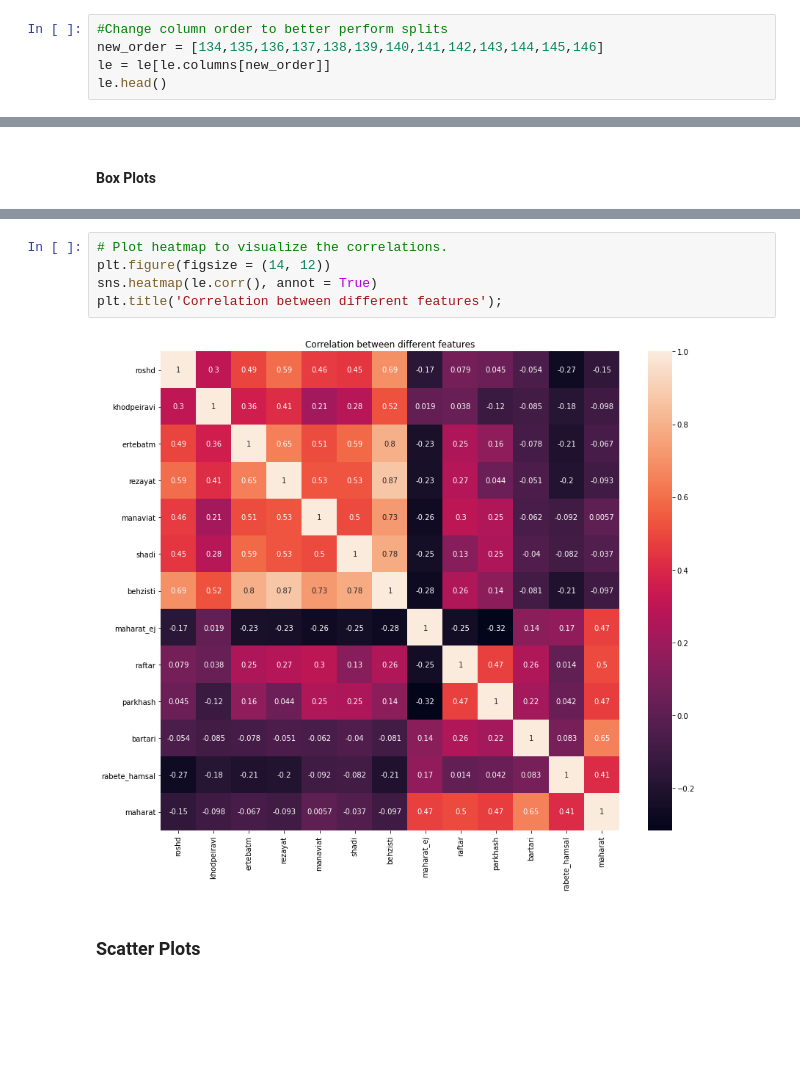
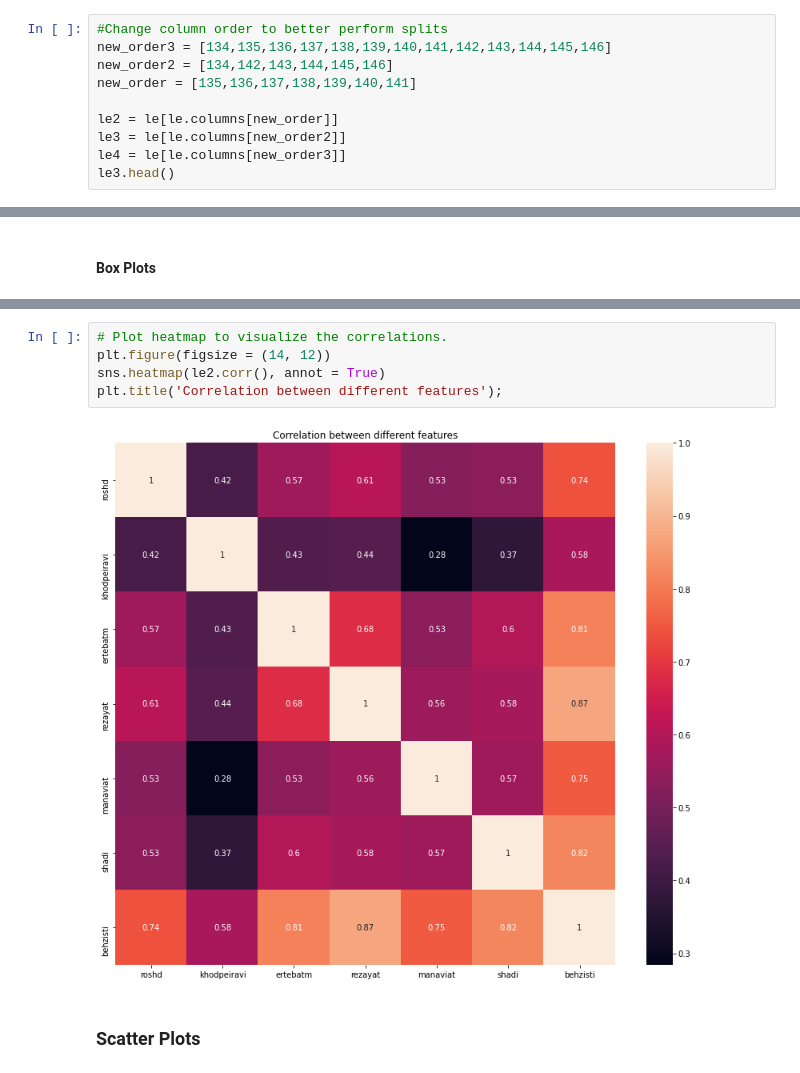
Before and after one commit to ehsansajadi/SBU-Data-Mining, a Jupyter notebook: Project/Code/Project_PH2.ipynb, the cells around one changed output, grey strips where cells are left out. Drawn from its saved outputs; the diff is of its cells as text; blank space fills up the shorter version.

```diff
--- a/Project/Code/Project_PH2.ipynb
+++ b/Project/Code/Project_PH2.ipynb
@@ -88,7 +88,12 @@ maharat          0
 Length: 147, dtype: int64
 # %%
 #Change column order to better perform splits
-new_order = [134,135,136,137,138,139,140,141,142,143,144,145,146]
-le = le[le.columns[new_order]]
-le.head()
+new_order3 = [134,135,136,137,138,139,140,141,142,143,144,145,146]
+new_order2 = [134,142,143,144,145,146]
+new_order = [135,136,137,138,139,140,141]
+
+le2 = le[le.columns[new_order]]
+le3 = le[le.columns[new_order2]]
+le4 = le[le.columns[new_order3]]
+le3.head()
 # %% [output]
@@ -170,10 +167,10 @@ plt.show()
 # %%
 # Plot heatmap to visualize the correlations.
 plt.figure(figsize = (14, 12))
-sns.heatmap(le.corr(), annot = True)
+sns.heatmap(le2.corr(), annot = True)
 plt.title('Correlation between different features');
 # %% [output]
-[figure, old version]
+[figure, new version]
 # %% [markdown]
 ### Scatter Plots
 # %%
```
Also changed, not shown: parts of 8 cells of this notebook, 1 other file.
